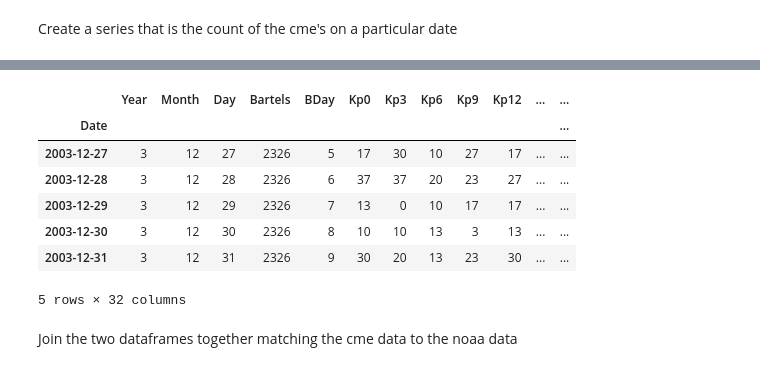
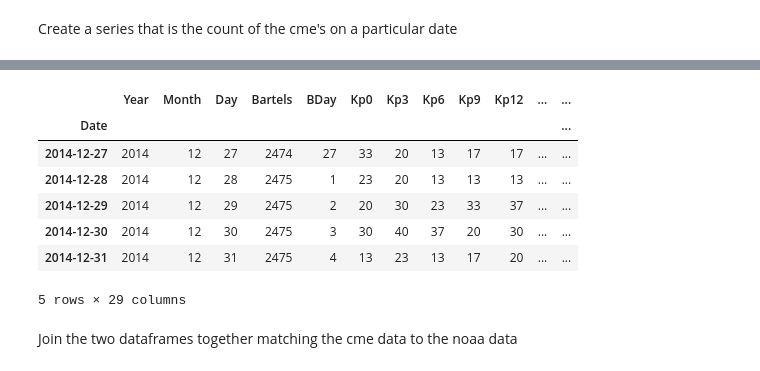
Before and after one commit to wayneheller/GA-Student-Project, a Jupyter notebook: ipythonscripts/Intial_Analysis_Cp_and_CME.ipynb, the cells around one changed output, grey strips where cells are left out. Drawn from its saved outputs; the diff is of its cells as text; code cells hidden in the pictures.

```diff
--- a/ipythonscripts/Intial_Analysis_Cp_and_CME.ipynb
+++ b/ipythonscripts/Intial_Analysis_Cp_and_CME.ipynb
@@ -43,17 +54,25 @@ Read in NOAA - 2 years worth == primary year + following year
 # %%
-data_file = noaa_filenames[0]
+
 colspecs = [(0,2), (2,4), (4,6), (6,10), (10,12), (12,14), (14,16), (16,18), (18,20), (20,22), (22,24), (24,26), (26,28), (28,30),
             (58,60), (61, 62), (62,65)]
 names = ['Year', 'Month', 'Day', 'Bartels', 'BDay', 'Kp0', 'Kp3', 'Kp6', 'Kp9', 'Kp12', 'Kp15', 'Kp18', 'Kp21', 'KpSum', 'Cp',
 'C9', 'ISN']
-noaa = pd.read_fwf('../data/' + data_file, header=None, names = names, colspecs=colspecs)
 
-# We need the first 14 days of the next year's data to support time shifting described below.
-data_file = noaa_filenames[1]
-noaa2 = pd.read_fwf('../data/' + data_file, header=None, names = names, colspecs=colspecs)
-noaa = pd.concat([noaa, noaa2])
+first_file = True
+
+for data_file in noaa_filenames:
+    if first_file:
+        noaa = pd.read_fwf('../data/' + data_file, header=None, names = names, colspecs=colspecs)
+        first_file = False
+    else:
+        noaa_file = pd.read_fwf('../data/' + data_file, header=None, names = names, colspecs=colspecs)
+        noaa = pd.concat([noaa, noaa_file])
 # %%
+noaa.loc[noaa['Year']>=95,['Year']] = 1900 + noaa.loc[noaa['Year']>=95,['Year']]
+noaa.loc[noaa['Year']<=15,['Year']] = 2000 + noaa.loc[noaa['Year']<=15,['Year']]
+
 # Create datetime index using the individual columns for Year, Month and Day
-str_date =  year_prefix + noaa.Year.astype(str) + '/' + noaa.Month.astype(str) + '/' + noaa.Day.astype(str)
+str_date =  noaa.Year.astype(str) + '/' + noaa.Month.astype(str) + '/' + noaa.Day.astype(str)
 noaa['Date'] = pd.to_datetime(str_date, yearfirst=True)
 noaa.index = noaa.Date
+noaa['ISN'] = pd.to_numeric(noaa['ISN'], errors='coerce')
@@ -60,20 +89,26 @@ noaa.index = noaa.Date
 # %%
-# Time shifting the C9 data in 1 day increments for 14 days so that we can compare solar activity to future space weather on Earth
+# Time shifting the C9 data in 1 day increments for 5 days so that we can compare solar activity to future space weather on Earth
 C9 = noaa.C9
-for n in range(-1,-15,-1):
-    shifted_forward =  C9.shift(n)
-    noaa = noaa.join(shifted_forward, rsuffix=str(n))
+for n in range(5,-6,-1):
+        shifted_forward =  C9.shift(n)
+        if n > 0:
+                rsuffix =  str(-n)
+        elif n < 0:
+                rsuffix = '+' + str(-n)
+        else:
+                rsuffix = '_0'
 
-noaa = noaa[(noaa.index.year == analysis_year)]
+        noaa = noaa.join(shifted_forward, rsuffix=rsuffix)
+
 noaa.tail()
 # %% [output]
 |  | Year | Month | Day | Bartels | BDay | Kp0 | Kp3 | Kp6 | Kp9 | Kp12 | ... | ... |
 | Date |  |  |  |  |  |  |  |  |  |  |  | ... |
-| 2003-12-27 | 3 | 12 | 27 | 2326 | 5 | 17 | 30 | 10 | 27 | 17 | ... | ... |
-| 2003-12-28 | 3 | 12 | 28 | 2326 | 6 | 37 | 37 | 20 | 23 | 27 | ... | ... |
-| 2003-12-29 | 3 | 12 | 29 | 2326 | 7 | 13 | 0 | 10 | 17 | 17 | ... | ... |
-| 2003-12-30 | 3 | 12 | 30 | 2326 | 8 | 10 | 10 | 13 | 3 | 13 | ... | ... |
-| 2003-12-31 | 3 | 12 | 31 | 2326 | 9 | 30 | 20 | 13 | 23 | 30 | ... | ... |
+| 2014-12-27 | 2014 | 12 | 27 | 2474 | 27 | 33 | 20 | 13 | 17 | 17 | ... | ... |
+| 2014-12-28 | 2014 | 12 | 28 | 2475 | 1 | 23 | 20 | 13 | 13 | 13 | ... | ... |
+| 2014-12-29 | 2014 | 12 | 29 | 2475 | 2 | 20 | 30 | 23 | 33 | 37 | ... | ... |
+| 2014-12-30 | 2014 | 12 | 30 | 2475 | 3 | 30 | 40 | 37 | 20 | 30 | ... | ... |
+| 2014-12-31 | 2014 | 12 | 31 | 2475 | 4 | 13 | 23 | 13 | 17 | 20 | ... | ... |
-5 rows × 32 columns
+5 rows × 29 columns
 # %% [markdown]
 Join the two dataframes together matching the cme data to the noaa data
```
Also changed, not shown: parts of 46 cells of this notebook, 34 other files.
